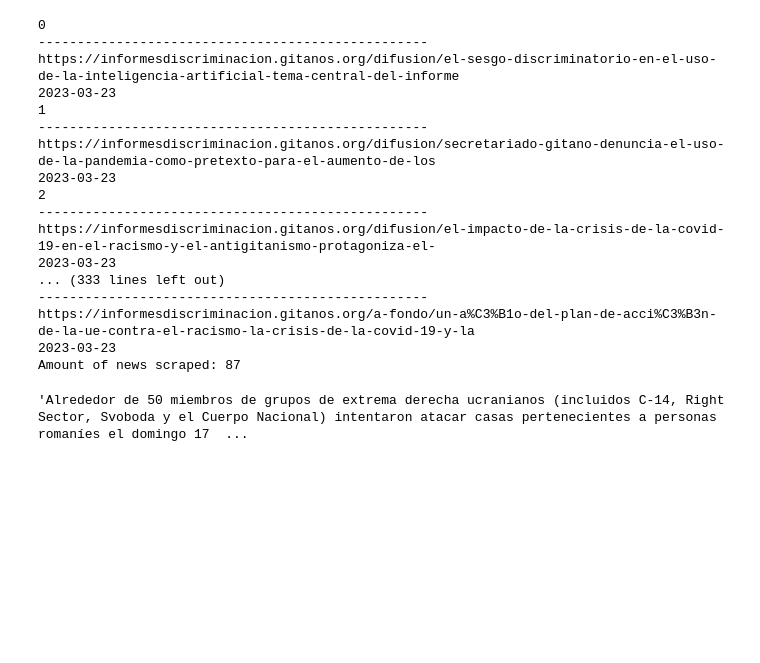
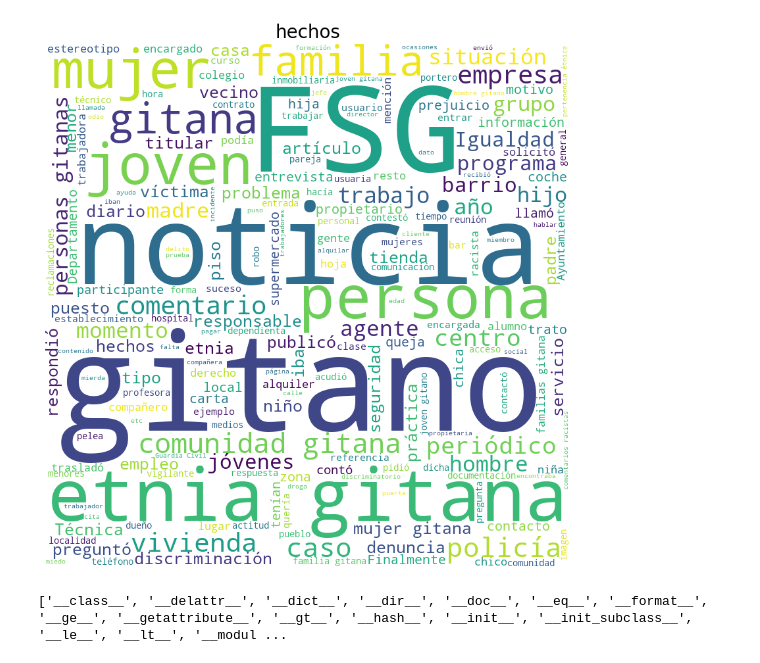
Before and after one commit to Frorozcoloa/somos_nlp_hackaton, a Jupyter notebook: scrapper.ipynb, the cells around one changed output. Drawn from its saved outputs; the diff is of its cells as text; code cells hidden in the pictures; blank space fills up the shorter version.

Commit message:
Addes dataset with score and proba

```diff
--- a/scrapper.ipynb
+++ b/scrapper.ipynb
@@ -123,0 +9,8 @@ TypeError: descriptor 'strftime' for 'datetime.date' objects doesn't apply to a
+# %%
+dataset = []
+values = Path("Datasets\informe_completo").glob("*.csv")
+for value in values:
+    dataset.append(pd.read_csv(value))
+
+dataset = pd.concat(dataset)
+resultado = dataset["resultado"]
@@ -123,0 +25,16 @@ TypeError: descriptor 'strftime' for 'datetime.date' objects doesn't apply to a
+# %%
+def plots_world_cloud(text, title):
+    wordcloud = WordCloud(width = 800, height = 800,
+                    background_color ='white',
+                    stopwords = STOP_WORDS,
+                    min_font_size = 10,
+                    ).generate(" ".join(text))
+
+    plt.figure(figsize = (8, 8), facecolor = None)
+    plt.imshow(wordcloud)
+    plt.axis("off")
+    plt.tight_layout(pad = 0)
+    plt.title(title, fontsize=20)
+    plt.show()
+
+plots_world_cloud(resultado.dropna(), "Resultado")
@@ -123,0 +47,4 @@ TypeError: descriptor 'strftime' for 'datetime.date' objects doesn't apply to a
+# %%
+plots_world_cloud(dataset["hechos"].dropna(), "hechos")
+# %% [output]
+[figure, added]
@@ -123,0 +54,4 @@ TypeError: descriptor 'strftime' for 'datetime.date' objects doesn't apply to a
+# %%
+print(dir(analyzer.predict("Me gusta la pizza")))
+# %% [output]
+['__class__', '__delattr__', '__dict__', '__dir__', '__doc__', '__eq__', '__format__', '__ge__', '__getattribute__', '__gt__', '__hash__', '__init__', '__init_subclass__', '__le__', '__lt__', '__modul ...
@@ -126,32 +70,0 @@ df.to_csv('unionromani.csv', index=False)
-# %%
-scrapie = [
-           "https://www.gitanos.org/informeanual/educacion/",
-           "https://www.gitanos.org/informeanual/quienes-somos/",
-           "https://www.gitanos.org/informeanual/empleo/",
-           "https://www.gitanos.org/informeanual/pobreza-y-exclusion/",
-           "https://www.gitanos.org/informeanual/incidencia/",
-           "https://www.gitanos.org/informeanual/internacional/",
-           "https://www.gitanos.org/informeanual/sensibilizacion/",
-           "https://www.gitanos.org/informeanual/igualdad/",
-           "https://informesdiscriminacion.gitanos.org/"]
-gitanos_2 = newspaper.build('https://informesdiscriminacion.gitanos.org/difusion', memoize_articles=False)
-df = scrape_urls(gitanos_2.articles)
-df.to_csv('gitanos_2.csv', index=False)
-# %% [output]
-0
---------------------------------------------------
-https://informesdiscriminacion.gitanos.org/difusion/el-sesgo-discriminatorio-en-el-uso-de-la-inteligencia-artificial-tema-central-del-informe
-2023-03-23
-1
---------------------------------------------------
-https://informesdiscriminacion.gitanos.org/difusion/secretariado-gitano-denuncia-el-uso-de-la-pandemia-como-pretexto-para-el-aumento-de-los
-2023-03-23
-2
---------------------------------------------------
-https://informesdiscriminacion.gitanos.org/difusion/el-impacto-de-la-crisis-de-la-covid-19-en-el-racismo-y-el-antigitanismo-protagoniza-el-
-2023-03-23
-... (333 lines left out)
---------------------------------------------------
-https://informesdiscriminacion.gitanos.org/a-fondo/un-a%C3%B1o-del-plan-de-acci%C3%B3n-de-la-ue-contra-el-racismo-la-crisis-de-la-covid-19-y-la
-2023-03-23
-Amount of news scraped: 87
@@ -164,4 +70,0 @@ a.parse()
-# %%
- a.text
-# %% [output]
-'Alrededor de 50 miembros de grupos de extrema derecha ucranianos (incluidos C-14, Right Sector, Svoboda y el Cuerpo Nacional) intentaron atacar casas pertenecientes a personas romaníes el domingo 17  ...
```
Also changed, not shown: parts of 16 cells of this notebook, 1 other file.
